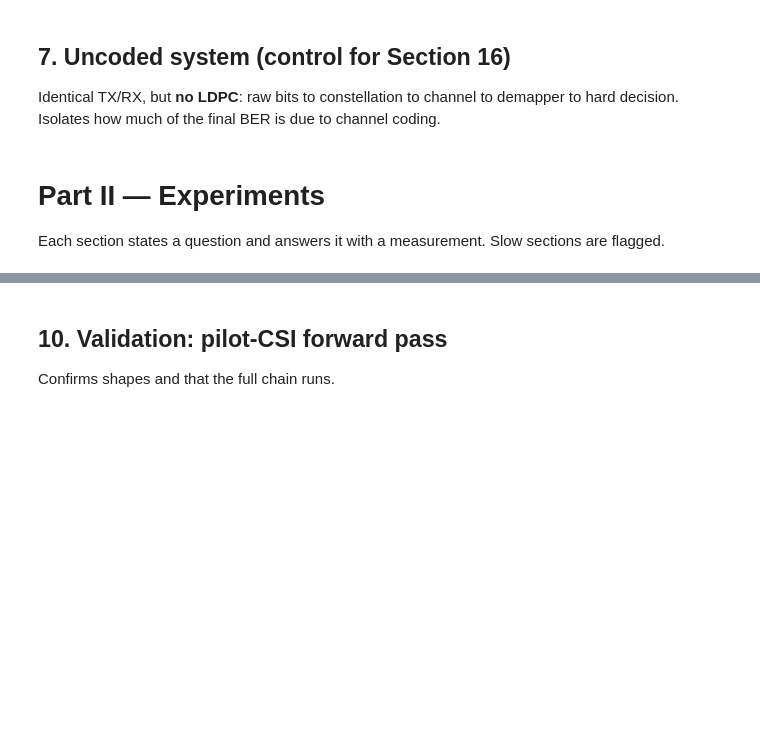
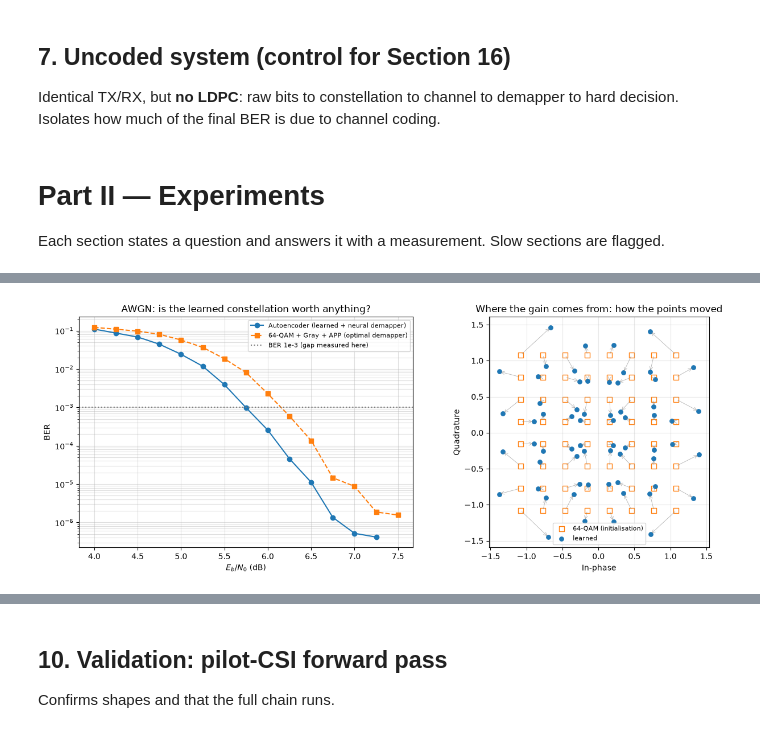
Before and after one commit to MaoYuxingy/AI-Native-Transceiver-Design-for-Next-Generation-Wireless-Networks, a Jupyter notebook: Autoencoder_YuxingMao.ipynb, the cells around one changed output, grey strips where cells are left out. Saved outputs shown, nothing was run; the diff lists cells and outputs as text; code cells hidden in the pictures; blank space fills up the shorter version.

Commit message:
Add fair AE-vs-classical comparison, clamp ablation, and constellation study

```diff
--- a/Autoencoder_YuxingMao.ipynb
+++ b/Autoencoder_YuxingMao.ipynb
@@ -149,7 +155,7 @@ class E2ESystemConventionalTraining(nn.Module):
     an AWGN channel. The receiver uses a neural network-based demapper.
     """
 
-    def __init__(self, training):
+    def __init__(self, training, width=128):
         super().__init__()
 
         self._training = training
@@ -186,8 +192,9 @@ class E2ESystemConventionalTraining(nn.Module):
         ################
         ## Receiver
         ################
-        # We use the previously defined neural network for demapping
-        self._demapper = NeuralDemapper()
+        # We use the previously defined neural network for demapping.
+        # width is parameterised for the Section 15 capacity study.
+        self._demapper = NeuralDemapper(width=width)
         # To reduce the computational complexity of training, the outer code is not used when training
         if not self._training:
             self._decoder = LDPC5GDecoder(self._encoder, hard_out=True)
@@ -300,12 +283,3 @@ def conventional_training(model):
 def save_weights(model, model_weights_path):
     m = getattr(model, "_orig_mod", model)
     torch.save(m.state_dict(), model_weights_path)
-# %%
-# Utility function to load and set weights of a model
-def load_weights(model, model_weights_path):
-    """Load and set weights of a model."""
-    device = sionna.phy.config.device
-    state = torch.load(model_weights_path, map_location=device)
-    model.load_state_dict(state, strict=False)
-    # Update the constellation points from the loaded parameters
-    model.constellation.points = torch.complex(model.points_r, model.points_i)
@@ -669,0 +888,68 @@ P halves the error — as predicted.
+# %%
+# ============================================================
+# 8b. AWGN: learned constellation + neural demapper  vs  64-QAM + Gray + APP
+# Both systems: same LDPC(750,1500), same coderate, same channel. The only
+# difference is the constellation and the demapper.
+# ============================================================
+set_seed(42)
+ebno_dbs_awgn = np.arange(4.0, 7.51, 0.25)
+
+# --- autoencoder ---
+m_ae = E2ESystemConventionalTraining(training=False).to(device)
+load_weights(m_ae, model_weights_path_conventional_training, verbose=True)
+with torch.no_grad():
+    ber_ae, bler_ae = sim_ber(m_ae, ebno_dbs_awgn, batch_size=128,
+                              num_target_block_errors=300, max_mc_iter=100)
+
+# --- classical baseline ---
+set_seed(42)
+m_qam = Baseline().to(device)
+with torch.no_grad():
+    ber_qam, bler_qam = sim_ber(m_qam, ebno_dbs_awgn, batch_size=128,
+                                num_target_block_errors=300, max_mc_iter=100)
+
+ber_ae, ber_qam = ber_ae.cpu().numpy(), ber_qam.cpu().numpy()
+bler_ae, bler_qam = bler_ae.cpu().numpy(), bler_qam.cpu().numpy()
+
+# --- quantify the gap at a fixed BER, not at a fixed SNR ---
+print("\n================= AWGN: autoencoder vs 64-QAM =================")
+for target in (1e-2, 1e-3):
+    s_ae, s_qam = snr_at_ber(ebno_dbs_awgn, ber_ae, target), snr_at_ber(ebno_dbs_awgn, ber_qam, target)
+    if np.isnan(s_ae) or np.isnan(s_qam):
+        print(f"BER {target:.0e}: not crossed inside the simulated range - widen ebno_dbs_awgn")
+    else:
+        print(f"BER {target:.0e}: autoencoder {s_ae:.2f} dB | 64-QAM {s_qam:.2f} dB "
+              f"| gain {s_qam - s_ae:+.2f} dB")
+
+fig, (ax1, ax2) = plt.subplots(1, 2, figsize=(13, 5))
+
+msk = ber_ae > 0
+ax1.semilogy(ebno_dbs_awgn[msk], ber_ae[msk], 'o-', label='Autoencoder (learned + neural demapper)')
+msk = ber_qam > 0
+ax1.semilogy(ebno_dbs_awgn[msk], ber_qam[msk], 's--', label='64-QAM + Gray + APP (optimal demapper)')
+ax1.axhline(1e-3, color='gray', ls=':', label='BER 1e-3 (gap measured here)')
+ax1.set_xlabel(r'$E_b/N_0$ (dB)'); ax1.set_ylabel('BER')
+ax1.grid(which='both', alpha=0.4); ax1.legend(fontsize=8)
+ax1.set_title('AWGN: is the learned constellation worth anything?')
+
+# --- the learned constellation, normalised exactly as the mapper normalises it ---
+def _normalised_points(c):
+    p = c.points.detach().cpu()
+    p = p - p.mean()                                   # center=True
+    return p / torch.sqrt((p.abs() ** 2).mean())       # normalize=True
+
+p_ae, p_qam = _normalised_points(m_ae.constellation), _normalised_points(m_qam.constellation)
+ax2.scatter(p_qam.real, p_qam.imag, marker='s', s=42, facecolors='none',
+            edgecolors='C1', label='64-QAM (initialisation)')
+ax2.scatter(p_ae.real, p_ae.imag, marker='o', s=28, color='C0', label='learned')
+for a, b_ in zip(p_qam, p_ae):
+    ax2.annotate('', xy=(b_.real, b_.imag), xytext=(a.real, a.imag),
+                 arrowprops=dict(arrowstyle='->', color='gray', lw=0.6, alpha=0.6))
+ax2.set_aspect('equal'); ax2.grid(alpha=0.3); ax2.legend(fontsize=8)
+ax2.set_xlabel('In-phase'); ax2.set_ylabel('Quadrature')
+ax2.set_title('Where the gain comes from: how the points moved')
+
+plt.tight_layout()
+plt.savefig('awgn_ae_vs_qam.png', dpi=150)
+plt.show()
+# %% [output]
@@ -669,0 +973 @@ P halves the error — as predicted.
+[figure, added]
```
Also changed, not shown: parts of 60 cells of this notebook, 9 other files.
